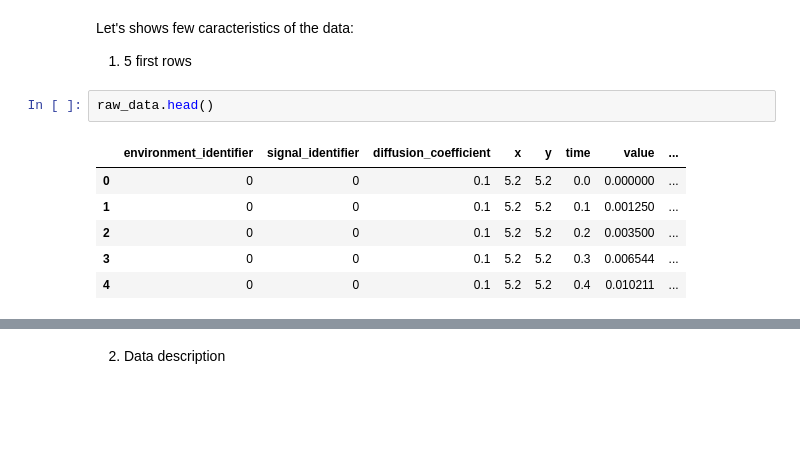
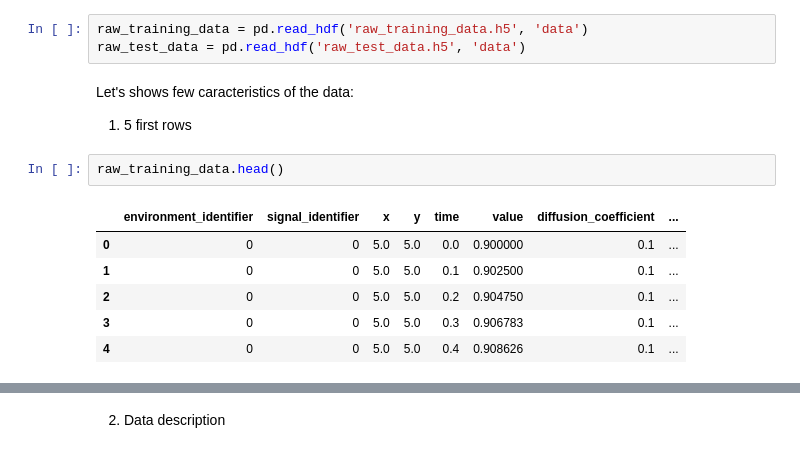
Before and after one commit to AlixANNERAUD/Odor_localization, a Jupyter notebook: Simulation/Preprocessing.ipynb, the cells around one changed output, grey strips where cells are left out. Drawn from its saved outputs; the diff is of its cells as text; blank space fills up the shorter version.

```diff
--- a/Simulation/Preprocessing.ipynb
+++ b/Simulation/Preprocessing.ipynb
@@ -18,13 +20,16 @@ raw_data = pd.read_hdf('raw_data.h5', 'raw_data')
+# %%
+raw_training_data = pd.read_hdf('raw_training_data.h5', 'data')
+raw_test_data = pd.read_hdf('raw_test_data.h5', 'data')
 # %% [markdown]
 Let's shows few caracteristics of the data:
 
 1. 5 first rows
 # %%
-raw_data.head()
+raw_training_data.head()
 # %% [output]
-|  | environment_identifier | signal_identifier | diffusion_coefficient | x | y | time | value | ... |
-| 0 | 0 | 0 | 0.1 | 5.2 | 5.2 | 0.0 | 0.000000 | ... |
-| 1 | 0 | 0 | 0.1 | 5.2 | 5.2 | 0.1 | 0.001250 | ... |
-| 2 | 0 | 0 | 0.1 | 5.2 | 5.2 | 0.2 | 0.003500 | ... |
-| 3 | 0 | 0 | 0.1 | 5.2 | 5.2 | 0.3 | 0.006544 | ... |
-| 4 | 0 | 0 | 0.1 | 5.2 | 5.2 | 0.4 | 0.010211 | ... |
+|  | environment_identifier | signal_identifier | x | y | time | value | diffusion_coefficient | ... |
+| 0 | 0 | 0 | 5.0 | 5.0 | 0.0 | 0.900000 | 0.1 | ... |
+| 1 | 0 | 0 | 5.0 | 5.0 | 0.1 | 0.902500 | 0.1 | ... |
+| 2 | 0 | 0 | 5.0 | 5.0 | 0.2 | 0.904750 | 0.1 | ... |
+| 3 | 0 | 0 | 5.0 | 5.0 | 0.3 | 0.906783 | 0.1 | ... |
+| 4 | 0 | 0 | 5.0 | 5.0 | 0.4 | 0.908626 | 0.1 | ... |
```
Also changed, not shown: parts of 30 cells of this notebook.
